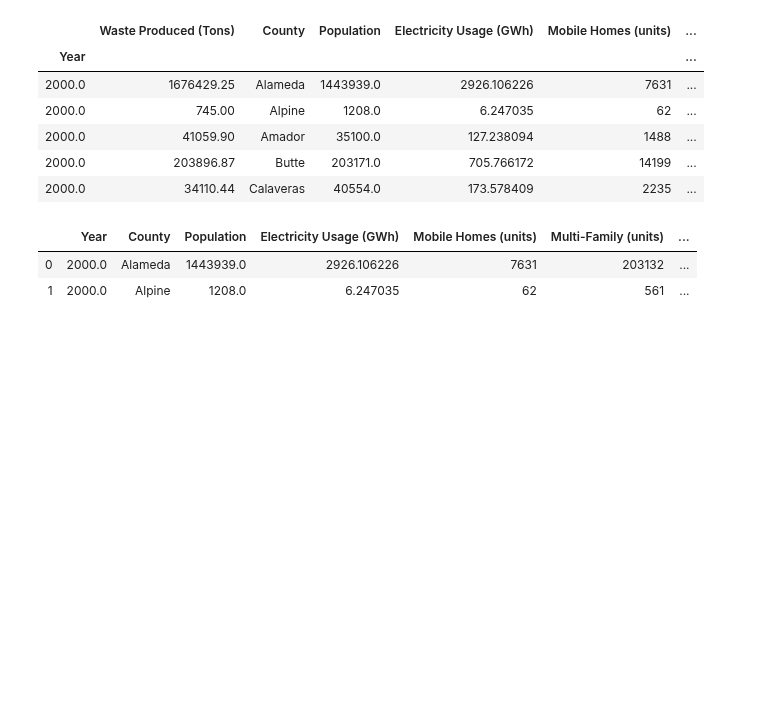
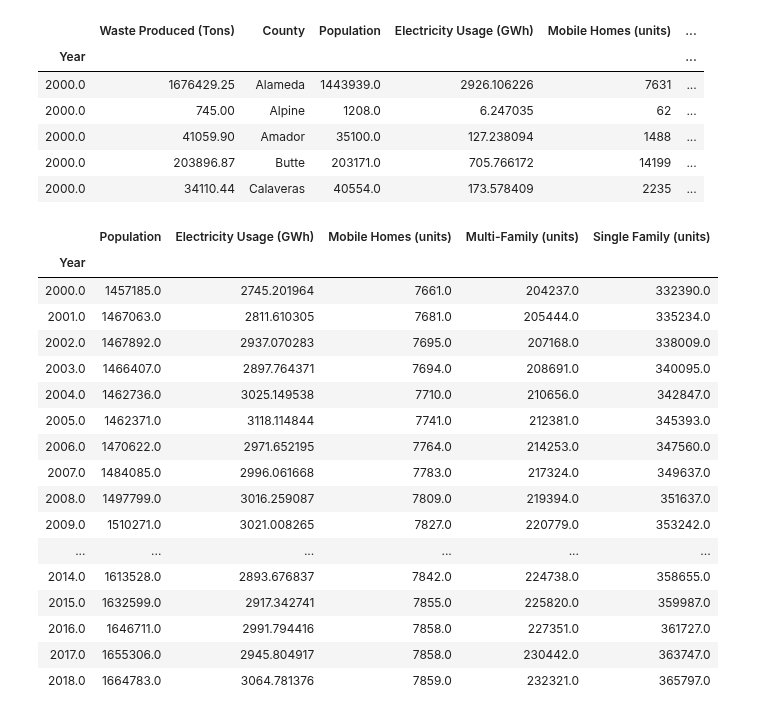
Before and after one commit to matthew-y-dong/ca-waste, a Jupyter notebook: modeling/forecasting.ipynb, the cells around one changed output. Drawn from its saved outputs; the diff is of its cells as text; code cells hidden in the pictures; blank space fills up the shorter version.

Commit message:
add shifting preprocessing and train test split

```diff
--- a/modeling/forecasting.ipynb
+++ b/modeling/forecasting.ipynb
@@ -26,11 +27,47 @@ complete_feature_df.head()
 | 2000.0 | 41059.90 | Amador | 35100.0 | 127.238094 | 1488 | ... |
 | 2000.0 | 203896.87 | Butte | 203171.0 | 705.766172 | 14199 | ... |
 | 2000.0 | 34110.44 | Calaveras | 40554.0 | 173.578409 | 2235 | ... |
-# %%
-target = complete_feature_df[["Waste Produced (Tons)"]]
-feature_df = complete_feature_df.drop(columns="Waste Produced (Tons)")
-feature_df.head(2)
-# %% [output]
-|  | Year | County | Population | Electricity Usage (GWh) | Mobile Homes (units) | Multi-Family (units) | ... |
-| 0 | 2000.0 | Alameda | 1443939.0 | 2926.106226 | 7631 | 203132 | ... |
-| 1 | 2000.0 | Alpine | 1208.0 | 6.247035 | 62 | 561 | ... |
+# %%
+def forecast_preprocessing(county):
+    """Aligns year n-1 features with year n.  e.g. 2019 waste produced should go with 2018 features
+    """
+    county_df = complete_feature_df.loc[complete_feature_df["County"] == 'Alameda']
+
+    target = county_df[["Waste Produced (Tons)"]]
+    feature_df = county_df.drop(columns="Waste Produced (Tons)")
+
+    # shift features down a year
+    shifted_feature_df = feature_df.shift(-1)
+    shifted_feature_df.dropna(how="all", inplace=True)
+    shifted_feature_df.drop(columns=["County"], inplace=True)
+
+    # "shift" target by dropping earliest year
+    min_year = target.index.min()
+    target = target.drop(min_year)
+
+    assert len(target) == len(shifted_feature_df), "Length of features and target need to be equal"
+
+    return shifted_feature_df, target
+# %%
+alameda_features, alameda_target = forecast_preprocessing("Alameda")
+# %%
+alameda_features
+# %% [output]
+|  | Population | Electricity Usage (GWh) | Mobile Homes (units) | Multi-Family (units) | Single Family (units) |
+| Year |  |  |  |  |  |
+| 2000.0 | 1457185.0 | 2745.201964 | 7661.0 | 204237.0 | 332390.0 |
+| 2001.0 | 1467063.0 | 2811.610305 | 7681.0 | 205444.0 | 335234.0 |
+| 2002.0 | 1467892.0 | 2937.070283 | 7695.0 | 207168.0 | 338009.0 |
+| 2003.0 | 1466407.0 | 2897.764371 | 7694.0 | 208691.0 | 340095.0 |
+| 2004.0 | 1462736.0 | 3025.149538 | 7710.0 | 210656.0 | 342847.0 |
+| 2005.0 | 1462371.0 | 3118.114844 | 7741.0 | 212381.0 | 345393.0 |
+| 2006.0 | 1470622.0 | 2971.652195 | 7764.0 | 214253.0 | 347560.0 |
+| 2007.0 | 1484085.0 | 2996.061668 | 7783.0 | 217324.0 | 349637.0 |
+| 2008.0 | 1497799.0 | 3016.259087 | 7809.0 | 219394.0 | 351637.0 |
+| 2009.0 | 1510271.0 | 3021.008265 | 7827.0 | 220779.0 | 353242.0 |
+| ... | ... | ... | ... | ... | ... |
+| 2014.0 | 1613528.0 | 2893.676837 | 7842.0 | 224738.0 | 358655.0 |
+| 2015.0 | 1632599.0 | 2917.342741 | 7855.0 | 225820.0 | 359987.0 |
+| 2016.0 | 1646711.0 | 2991.794416 | 7858.0 | 227351.0 | 361727.0 |
+| 2017.0 | 1655306.0 | 2945.804917 | 7858.0 | 230442.0 | 363747.0 |
+| 2018.0 | 1664783.0 | 3064.781376 | 7859.0 | 232321.0 | 365797.0 |
```
Also changed, not shown: parts of 19 cells of this notebook, 1 other file.
